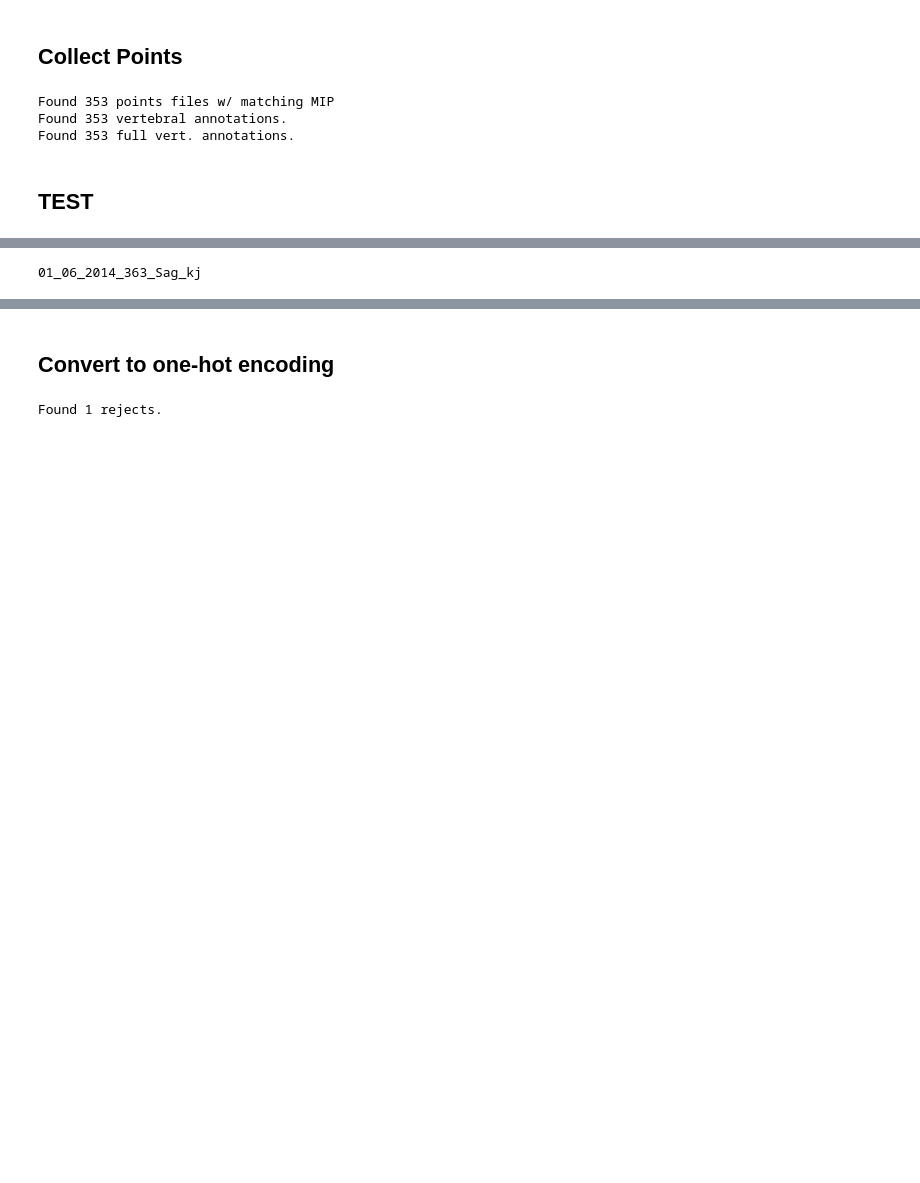
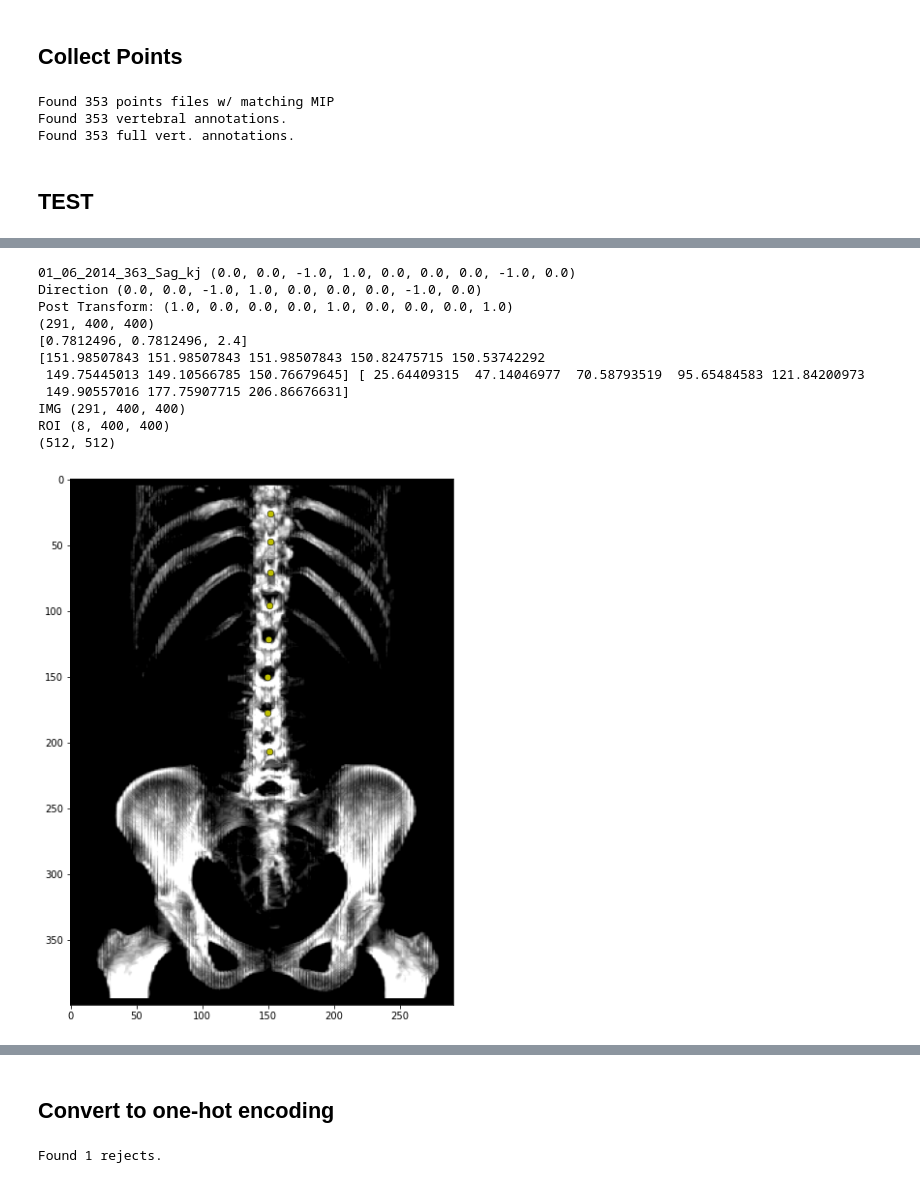
Before and after one commit to DMcSweeney/coronal_sagittal_cnn, a Jupyter notebook: notebooks/prepare_data.ipynb, the cells around one changed output, grey strips where cells are left out. Cells and saved outputs as stored; diff of their text form; code cells hidden in the pictures; blank space fills up the shorter version.

```diff
--- a/notebooks/prepare_data.ipynb
+++ b/notebooks/prepare_data.ipynb
@@ -236,40 +237,39 @@ def get_orig_pix(name):
     return (x, y, z)
 
 def resample_data(name, data):
-    data_block = sitk.GetArrayViewFromImage(data)
-    data_block = np.rot90(np.flip(data_block, axis=0), k=3, axes=(0, 1))
-    img = sitk.GetImageFromArray(data_block)
+    #data_block = sitk.GetArrayViewFromImage(data)
+    #data_block = np.rot90(np.flip(data_block, axis=0), k=3, axes=(0, 1))
+    #img = sitk.GetImageFromArray(data)
     # Resample Image
     min_pix = 4*0.3125
-    img.SetSpacing(get_orig_pix(name))
-    res_img, scaling = resample(img, (min_pix, min_pix, min_pix))
+    data.SetSpacing(get_orig_pix(name))
+    res_img, scaling = resample(data, (min_pix, min_pix, min_pix))
     return sitk.GetArrayFromImage(res_img), scaling
 # %%
 def get_ROI(img, fit, width=4):
     #width in pixels
-    img = np.fliplr(np.rot90(img, k=2))
+    print('IMG', img.shape)
+    #img = np.fliplr(np.rot90(img, k=2))
     roi = np.zeros((2*width, img.shape[-1], img.shape[-1]))
     roi -= 1024
     for i, y in enumerate(fit):
-        roi[:, i] = img[int(y)-width:int(y)+width, i, :]
+        roi[:, i] = img[int(y)-width:int(y)+width,i]
     return roi
 
-
 def plot_midline(name, mip, scaling, plot=False):
-    #ax.axis('off')
     x, y = zip(*[literal_eval(x) for x in df.loc[f'{name}_kj'].dropna().values])
     x = np.array(x, dtype=float)*scaling[1]
     y= np.array(y, dtype=float)*scaling[0]
+    print(x, y)
     tck = interpolate.splrep(y, x, k=1, s=0)
     xd = np.linspace(0, mip.shape[1], mip.shape[1])
     fit = interpolate.splev(xd, tck, der=0)
-    form_img = np.fliplr(np.rot90(mip, k=2))
+    #form_img = np.flip(mip, axis=(0, 1))
     if plot:
         fig, ax = plt.subplots(1,1, figsize=(10, 10))
-        ax.imshow(form_img, cmap='gray')
-        ax.imshow()
-        sns.scatterplot(x=y, y=x, color='y', s=45, edgecolor='k')
-        ax.plot(xd, fit, linewidth=1.5, color='cyan')
+        ax.imshow(np.rot90(mip, k=-1), cmap='gray')
+        sns.scatterplot(x=x, y=y, color='y', s=45, edgecolor='k')
+        #ax.plot(xd, fit, linewidth=1.5, color='cyan')
     return fit
 # %%
 #name = '03_06_2014_389_Sag'
@@ -309,0 +322,6 @@ len(df.index.values)
+# %%
+direct_df = pd.read_csv('../dicom_direction.csv', index_col='Name', converters={'Direction': literal_eval})
+#base_direction = (0.0, 0.0, -1.0, 1.0, 0.0, 0.0, 0.0, -1.0, 0.0)
+base_direction = (1.0, 0.0, 0.0, 0.0, 1.0, 0.0, 0.0, 0.0, 1.0)
+print(base_direction, type(base_direction))
+direct_df.head()
@@ -310,8 +337,20 @@ len(df.index.values)
 # %%
 for name in df.index:
-    if name == '01_06_2014_363_Sag_kj':
-        print(name)
+    if direct_df.loc[name.strip('_kj')].values[0] != base_direction:
+        #if name  == 'fr_555_LS_Sag_kj':
+        print(name, direct_df.loc[name.strip('_kj')].values[0])
         get_sagittal_midline(name.strip('_kj'), plot=True)
         break
 # %% [output]
-01_06_2014_363_Sag_kj
+01_06_2014_363_Sag_kj (0.0, 0.0, -1.0, 1.0, 0.0, 0.0, 0.0, -1.0, 0.0)
+Direction (0.0, 0.0, -1.0, 1.0, 0.0, 0.0, 0.0, -1.0, 0.0)
+Post Transform: (1.0, 0.0, 0.0, 0.0, 1.0, 0.0, 0.0, 0.0, 1.0)
+(291, 400, 400)
+[0.7812496, 0.7812496, 2.4]
+[151.98507843 151.98507843 151.98507843 150.82475715 150.53742292
+ 149.75445013 149.10566785 150.76679645] [ 25.64409315  47.14046977  70.58793519  95.65484583 121.84200973
+ 149.90557016 177.75907715 206.86676631]
+IMG (291, 400, 400)
+ROI (8, 400, 400)
+(512, 512)
+[figure, added]
```
Also changed, not shown: parts of 8 cells of this notebook, 7 other files.
